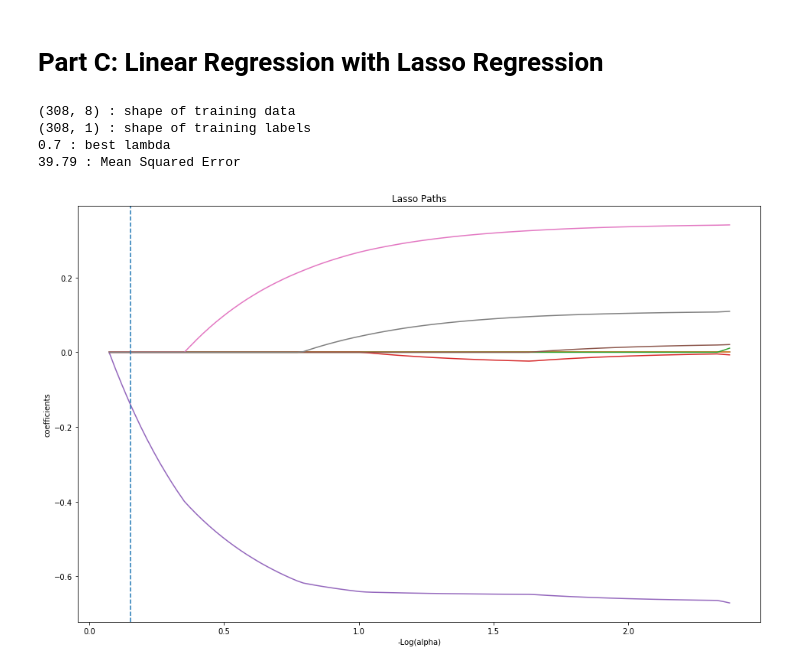
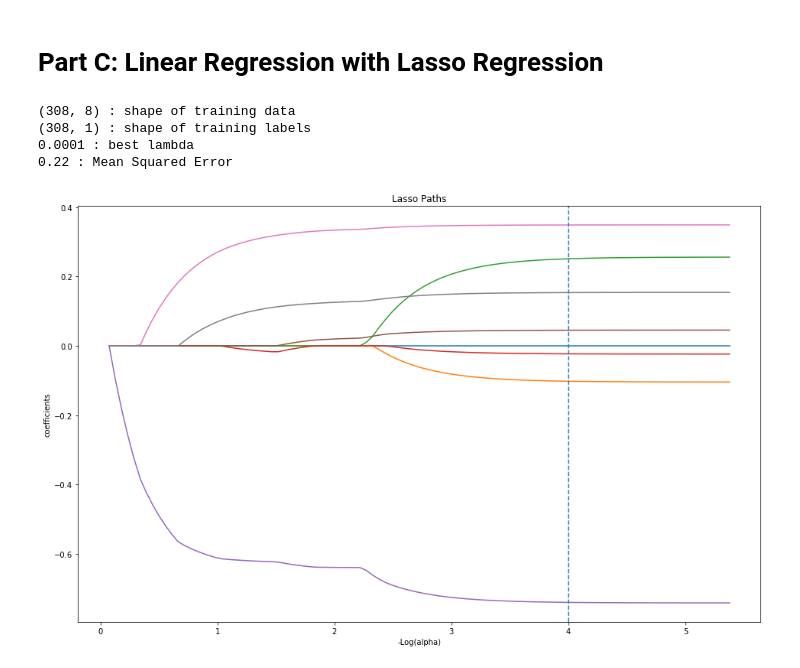
Before and after one commit to jbentivegna15/ECE-475-Frequentist-Machine-Learning, a Jupyter notebook: Project 1 Linear Regression with Regularization.ipynb, the cells around one changed output. Cells and saved outputs as stored; diff of their text form; code cells hidden in the pictures.

Commit message:
Fixed Lasso MSE

```diff
--- a/Project 1 Linear Regression with Regularization.ipynb
+++ b/Project 1 Linear Regression with Regularization.ipynb
@@ -183,7 +183,7 @@ for lamb in lambs:
     clf = linear_model.Lasso(alpha=lamb)
     clf.fit(train_x, train_y)
     y_hat = clf.predict(val_x)
-    mse = np.sum((val_y - y_hat)**2)/len(val_y)
+    mse = np.sum((val_y.flatten() - y_hat.flatten())**2)/len(val_y)
     mses.append(mse)
 
 best_lamb = lambs[mses.index(min(mses))]
@@ -195,28 +195,28 @@ clf.fit(train_x, train_y)
 y_hat = clf.predict(test_x)
 
 # compute final mse
-mse = np.sum((test_y - y_hat)**2)/len(test_y)
+mse = np.sum((test_y.flatten() - y_hat.flatten())**2)/len(test_y)
 print (np.round(mse,2), ": Mean Squared Error")
 # %% [output]
 (308, 8) : shape of training data
 (308, 1) : shape of training labels
-0.7 : best lambda
-39.79 : Mean Squared Error
+0.0001 : best lambda
+0.22 : Mean Squared Error
 # %%
 # use lasso path to compute alphas and corresponding coefs
-alphas_lasso, coefs_lasso, _ = linear_model.lasso_path(train_x, train_y, eps=5e-3)
+alphas_lasso, coefs_lasso, _ = linear_model.lasso_path(train_x, train_y, eps=5e-6)
 
 # plotting stuff
 fig, ax = plt.subplots(figsize=[16,10])
 neg_log_alphas_lasso = -np.log10(alphas_lasso)
 for coef_l in coefs_lasso:
     ax.plot(neg_log_alphas_lasso, coef_l.T)
 
 ax.axvline(x=-np.log10(best_lamb), linestyle="--")
 plt.xlabel('-Log(alpha)')
 plt.ylabel('coefficients')
 plt.title('Lasso Paths')
 plt.axis('tight')
 plt.show()
 # %% [output]
-[figure, old version]
+[figure, new version]
```
Also changed, not shown: parts of 2 cells of this notebook.
